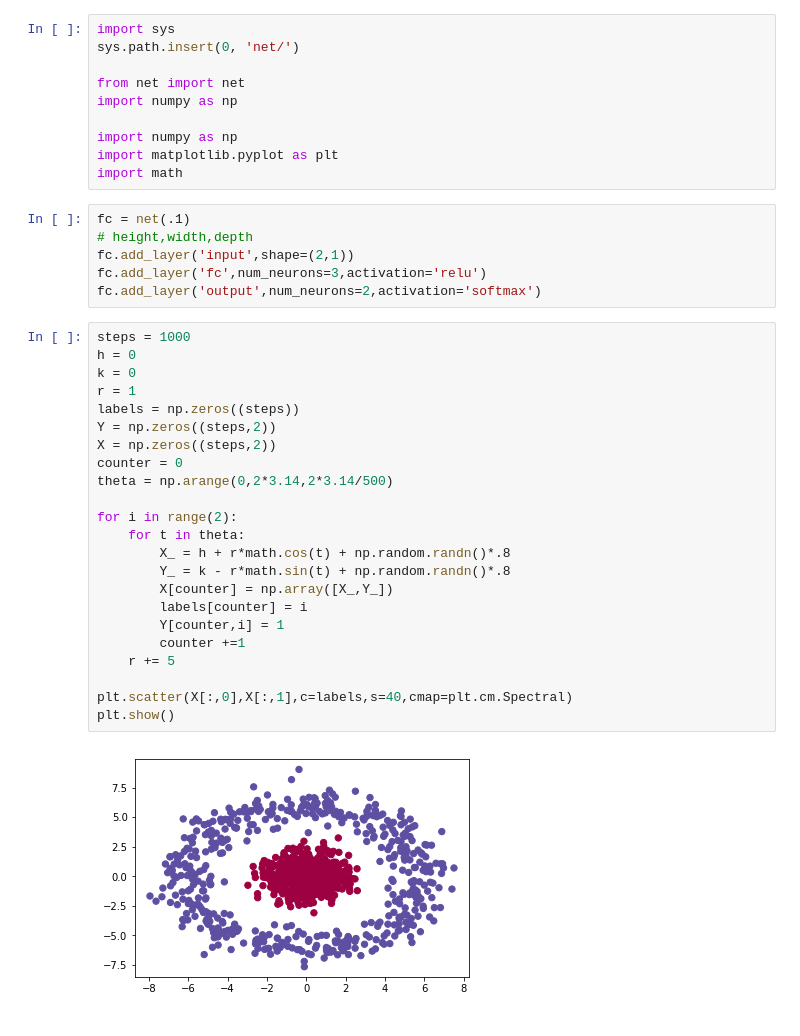
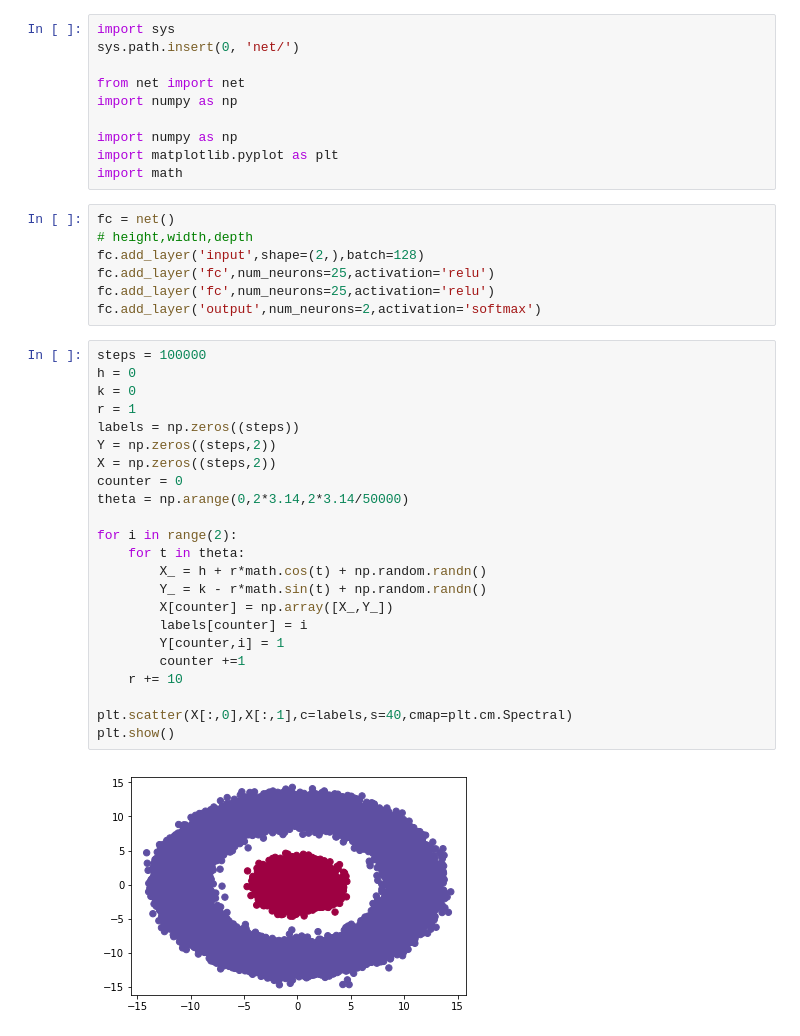
Before and after one commit to jordanott/CNN, a Jupyter notebook: Circular Clusters.ipynb, the cells around one changed output. Cells and saved outputs as stored; diff of their text form.

```diff
--- a/Circular Clusters.ipynb
+++ b/Circular Clusters.ipynb
@@ -9,33 +9,34 @@ import numpy as np
 import matplotlib.pyplot as plt
 import math
 # %%
-fc = net(.1)
+fc = net()
 # height,width,depth
-fc.add_layer('input',shape=(2,1))
-fc.add_layer('fc',num_neurons=3,activation='relu')
+fc.add_layer('input',shape=(2,),batch=128)
+fc.add_layer('fc',num_neurons=25,activation='relu')
+fc.add_layer('fc',num_neurons=25,activation='relu')
 fc.add_layer('output',num_neurons=2,activation='softmax')
 # %%
-steps = 1000
+steps = 100000
 h = 0
 k = 0
 r = 1
 labels = np.zeros((steps))
 Y = np.zeros((steps,2))
 X = np.zeros((steps,2))
 counter = 0
-theta = np.arange(0,2*3.14,2*3.14/500)
+theta = np.arange(0,2*3.14,2*3.14/50000)
 
 for i in range(2):
     for t in theta:
-        X_ = h + r*math.cos(t) + np.random.randn()*.8
-        Y_ = k - r*math.sin(t) + np.random.randn()*.8
+        X_ = h + r*math.cos(t) + np.random.randn()
+        Y_ = k - r*math.sin(t) + np.random.randn()
         X[counter] = np.array([X_,Y_])
         labels[counter] = i
         Y[counter,i] = 1
         counter +=1
-    r += 5
+    r += 10
 
 plt.scatter(X[:,0],X[:,1],c=labels,s=40,cmap=plt.cm.Spectral)
 plt.show()
 # %% [output]
-[figure, old version]
+[figure, new version]
```
Also changed, not shown: parts of 3 cells of this notebook, 15 other files.
